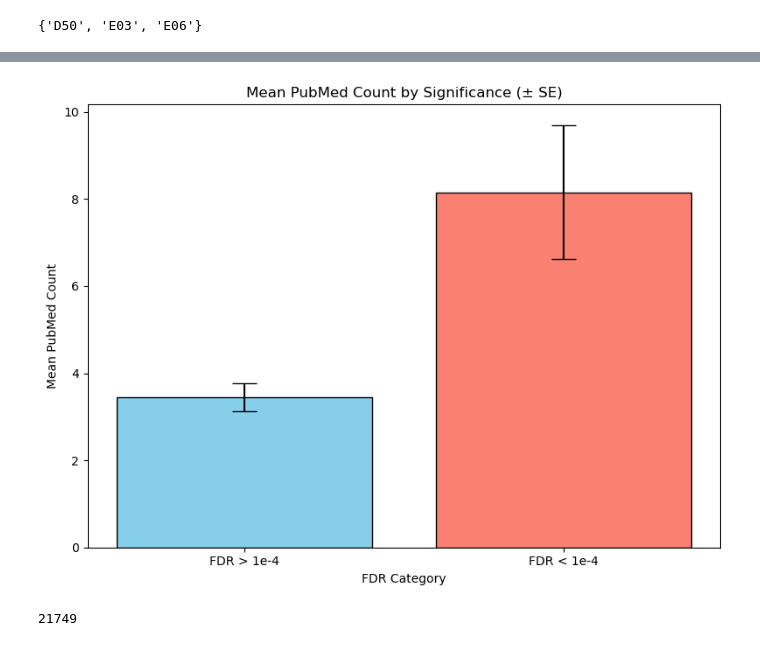
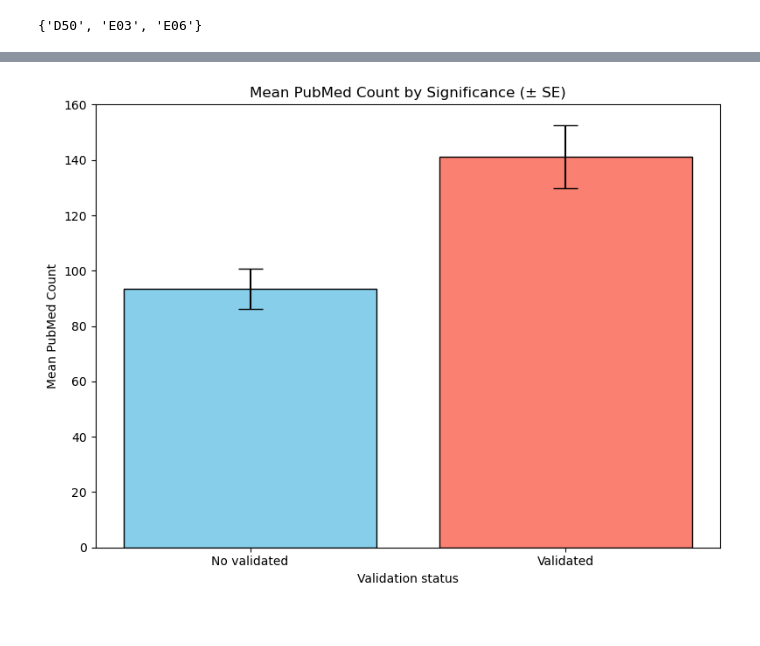
Before and after one commit to superlsd/GenEpi, a Jupyter notebook: Genepi_08_Drugs.ipynb, the cells around one changed output, grey strips where cells are left out. Drawn from its saved outputs; the diff is of its cells as text; code cells hidden in the pictures.

```diff
--- a/Genepi_08_Drugs.ipynb
+++ b/Genepi_08_Drugs.ipynb
@@ -1312,5 +2321,7 @@ female_trajectories_dict_filtered_unique_drug_intersection_sigfdr_df["Trajectory
 female_trajectories_dict_filtered_unique_drug_intersection_sigfdr_df["Disease list"]=dis_list
 female_trajectories_dict_filtered_unique_drug_intersection_sigfdr_df["Drug"]=drug_list
 female_trajectories_dict_filtered_unique_drug_intersection_sigfdr_df["FDR"]=fdr_list
+female_trajectories_dict_filtered_unique_drug_intersection_sigfdr_df["Trajectory"] = female_trajectories_dict_filtered_unique_drug_intersection_sigfdr_df["Trajectory"].astype(str)
 
-female_trajectories_dict_filtered_unique_drug_intersection_sigfdr_df.to_csv("output/female_trj_mol_drug.csv")
+
+female_trajectories_dict_filtered_unique_drug_intersection_sigfdr_df.to_csv("output/female_trj_mol_drug_v2026_official.csv")
@@ -1316,0 +2392,5 @@ female_trajectories_dict_filtered_unique_drug_intersection_sigfdr_df.to_csv("out
+# %%
+
+#Let's run pubmed
+female_trajectories_dict_filtered_unique_drug_intersection_sigfdr_df = pd.read_csv("output/female_trj_mol_drug_v2026_official.csv",index_col=0)
+random_female_drug_df = pd.read_csv("output/random_female_trj_mol_drug_v2026_official.csv",index_col=0)
@@ -1317,3 +2471,9 @@ female_trajectories_dict_filtered_unique_drug_intersection_sigfdr_df.to_csv("out
+# %%
+with open("output/disease_pairs_for_pubmed.txt", "w", encoding="utf-8") as f:
+    for el in set(tot_dis_pair):
+        drug = el[0]
+        disease = el[1]
+        f.write(f"{drug}\t{disease}\n")
 # %%
 male_trajectories_dict_filtered_unique_with_drugs_dict_explicit = {}
 
@@ -1440,0 +2576,4 @@ male_trj_gptllama_v3 = pd.read_excel(open('LLM/SupplementaryTable7_with_namesLla
+# %%
+
+male_trj_gptllama_v3 = pd.read_excel(open('output/TxAgent 2026 v2/male_trj_mol_drug_v2026_officialTaxAgentReasoning.xlsx', 'rb'))
+random_male_trj_gptllama_v3 = pd.read_excel(open('output/TxAgent 2026 v2/random_male_trj_mol_drug_v2026_officialTaxAgent.xlsx', 'rb'))
@@ -1562,59 +2732,54 @@ TtestResult(statistic=-8.180894605474256, pvalue=3.0109810195442567e-16, df=1731
 # %%
 import numpy as np
 import matplotlib.pyplot as plt
+import ast
 
 low_significance = []
 high_significance = []
 missing_trj_drug = []
 
-# Collect values for FDR > 1e-4
-for idx, row in male_trj_gptllama_v3[male_trj_gptllama_v3['FDR'] > 1e-4].iterrows():
-    trj = row['Trajectory']
+# Collect No-validated from TxAgent
+for idx, row in male_trj_gptllama_v3[male_trj_gptllama_v3['Result']==0].iterrows():
+    trj = str(row['Trajectory'])
     drug = row['Drug']
-    try:
-        low_significance.append(d_clean[(drug, trj)])
-    except KeyError:
-        missing_trj_drug.append((drug, trj))
+    avg_pubmed = male_trajectories_dict_filtered_unique_drug_intersection_sigfdr_df[(male_trajectories_dict_filtered_unique_drug_intersection_sigfdr_df['Trajectory'] == trj) & (male_trajectories_dict_filtered_unique_drug_intersection_sigfdr_df['Drug'] == drug)]['PubMed count avg'].values[0]
+    low_significance.append(avg_pubmed)
 
-# Collect values for FDR < 1e-4
-for idx, row in male_trj_gptllama_v3[male_trj_gptllama_v3['FDR'] < 1e-4].iterrows():
-    trj = row['Trajectory']
+# Collect Validated from TxAgent
+for idx, row in male_trj_gptllama_v3[male_trj_gptllama_v3['Result']==1].iterrows():
+    trj = str(row['Trajectory'])
     drug = row['Drug']
-    try:
-        high_significance.append(d_clean[(drug, trj)])
-    except KeyError:
-        missing_trj_drug.append((drug, trj))
+    avg_pubmed = male_trajectories_dict_filtered_unique_drug_intersection_sigfdr_df[(male_trajectories_dict_filtered_unique_drug_intersection_sigfdr_df['Trajectory'] == trj) & (male_trajectories_dict_filtered_unique_drug_intersection_sigfdr_df['Drug'] == drug)]['PubMed count avg'].values[0]
+    high_significance.append(avg_pubmed)
 
 # Safeguard against empty lists
 def mean_se(data):
     if len(data) == 0:
         return 0, 0
     mean = np.mean(data)
     se = np.std(data, ddof=1) / np.sqrt(len(data))
     return mean, se
 
 low_mean, low_se = mean_se(low_significance)
 high_mean, high_se = mean_se(high_significance)
 
 # Plotting
 plt.figure(figsize=(8, 6))
 plt.bar(
-    ['FDR > 1e-4', 'FDR < 1e-4'],
+    ['No validated', 'Validated'],
     [low_mean, high_mean],
     yerr=[low_se, high_se],
     capsize=10,
     color=['skyblue', 'salmon'],
     edgecolor='black'
 )
 
 plt.title('Mean PubMed Count by Significance (± SE)')
 plt.ylabel('Mean PubMed Count')
-plt.xlabel('FDR Category')
+plt.xlabel('Validation status')
 plt.tight_layout()
+plt.savefig("Figures/Fig5E_TxAgent_Pubmed_male_v2026_official.pdf", format="pdf", dpi=300, bbox_inches="tight")
+plt.savefig("Figures/Fig5E_TxAgent_Pubmed_male_v2026_official.svg", format="svg", dpi=300, bbox_inches="tight")
 plt.show()
 # %% [output]
-[figure, old version]
+[figure, new version]
-# %%
-len(drug_pubmed_df)
-# %% [output]
-21749
```
Also changed, not shown: parts of 180 cells of this notebook.
